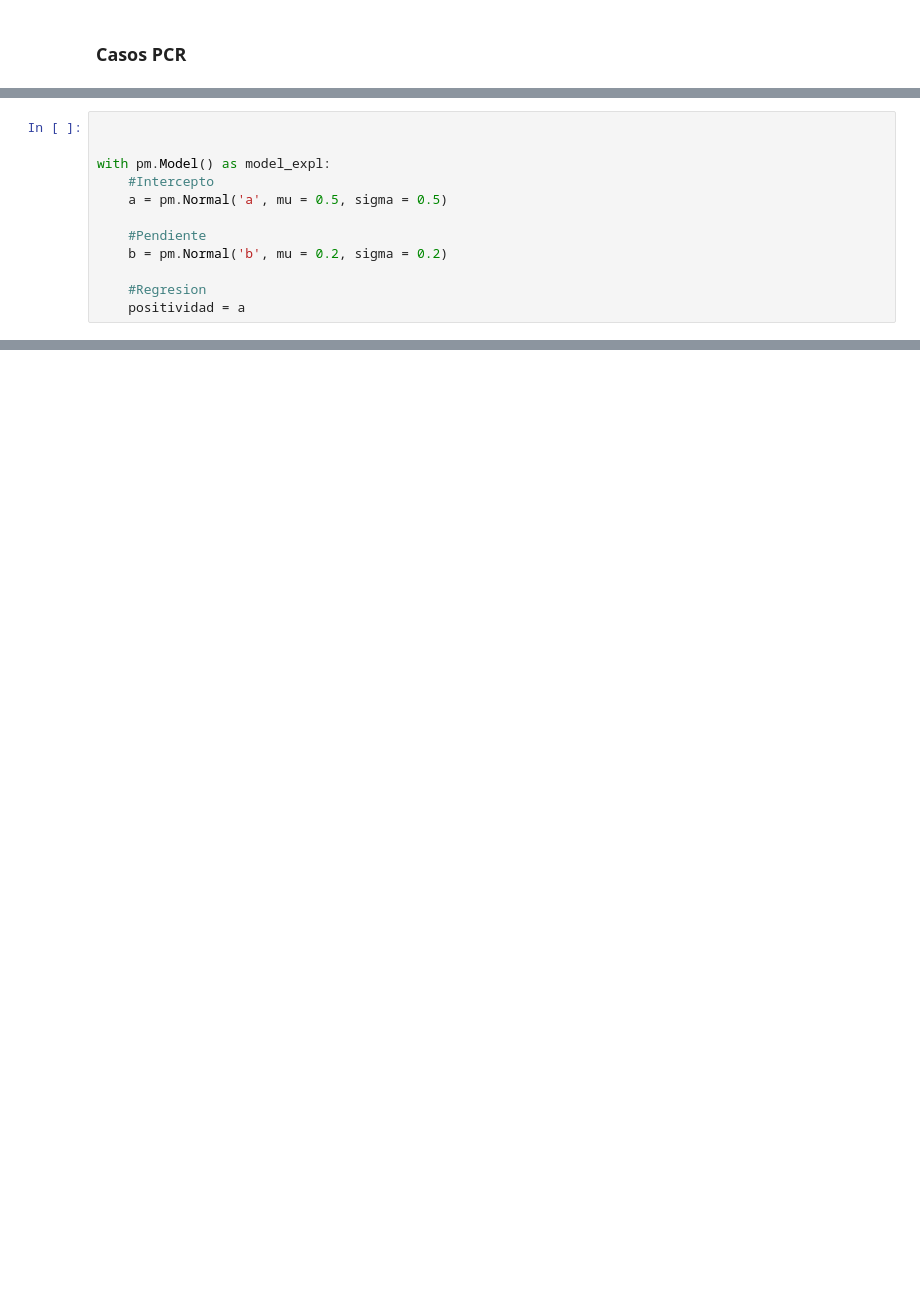
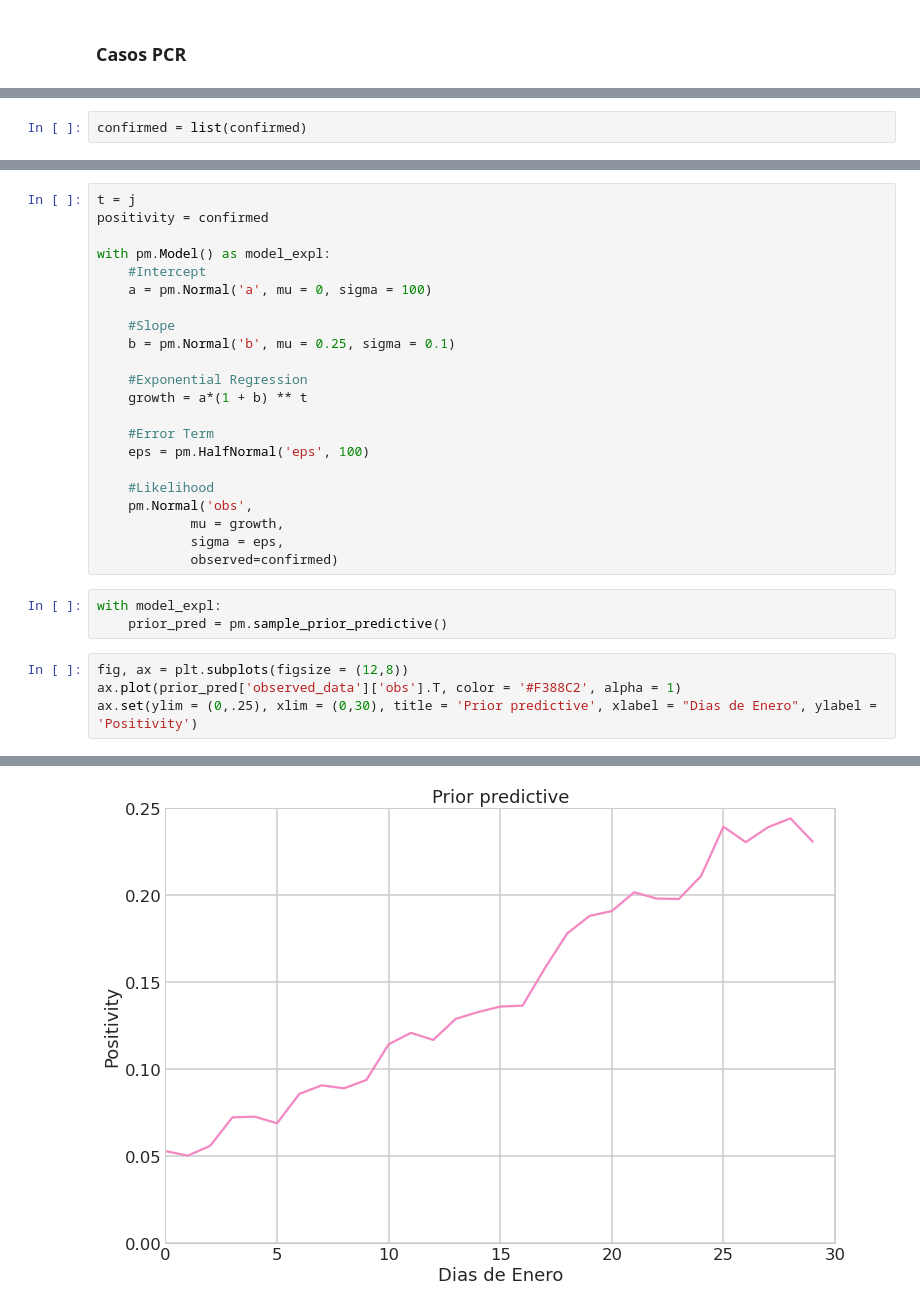
Before and after one commit to JaFrese/Bayes, a Jupyter notebook: Take Home #2.ipynb, the cells around one changed output, grey strips where cells are left out. Saved outputs shown, nothing was run; the diff lists cells and outputs as text; blank space fills up the shorter version.

```diff
--- a/Take Home #2.ipynb
+++ b/Take Home #2.ipynb
@@ -48,0 +64,2 @@ sns.despine()
+# %%
+confirmed = list(confirmed)
@@ -49,12 +187,30 @@ sns.despine()
 # %%
-
+t = j
+positivity = confirmed
 
 with pm.Model() as model_expl:
-    #Intercepto
-    a = pm.Normal('a', mu = 0.5, sigma = 0.5)
+    #Intercept
+    a = pm.Normal('a', mu = 0, sigma = 100)
 
-    #Pendiente
-    b = pm.Normal('b', mu = 0.2, sigma = 0.2)
+    #Slope
+    b = pm.Normal('b', mu = 0.25, sigma = 0.1)
 
-    #Regresion
-    positividad = a
+    #Exponential Regression
+    growth = a*(1 + b) ** t
+
+    #Error Term
+    eps = pm.HalfNormal('eps', 100)
+
+    #Likelihood
+    pm.Normal('obs',
+            mu = growth,
+            sigma = eps,
+            observed=confirmed)
+# %%
+with model_expl:
+    prior_pred = pm.sample_prior_predictive()
+# %%
+fig, ax = plt.subplots(figsize = (12,8))
+ax.plot(prior_pred['observed_data']['obs'].T, color = '#F388C2', alpha = 1)
+ax.set(ylim = (0,.25), xlim = (0,30), title = 'Prior predictive', xlabel = "Dias de Enero", ylabel = 'Positivity')
+# %% [output]
@@ -60,0 +222 @@ with pm.Model() as model_expl:
+[figure, added]
```
Also changed, not shown: parts of 20 cells of this notebook.
